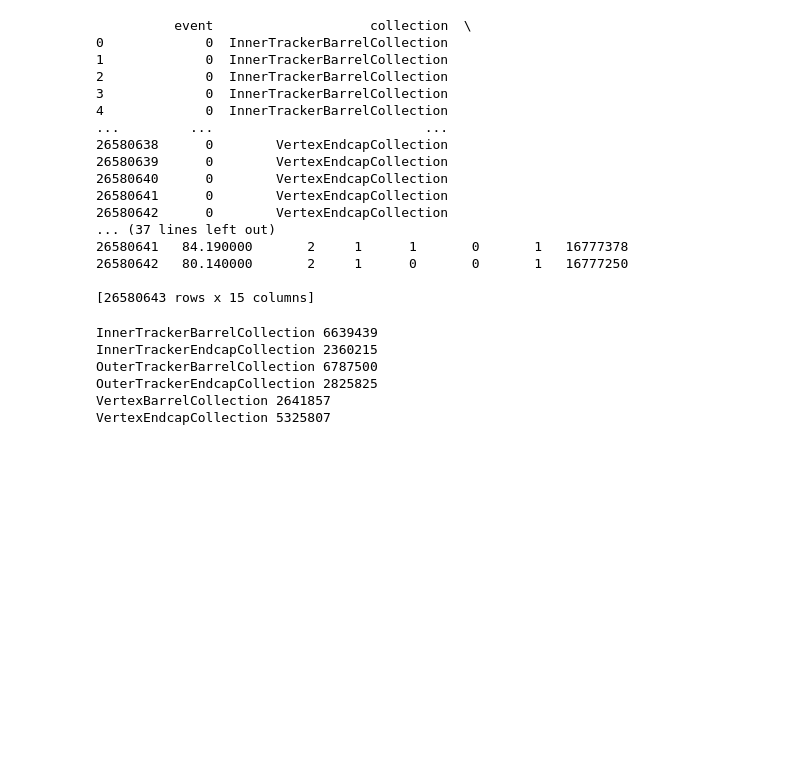
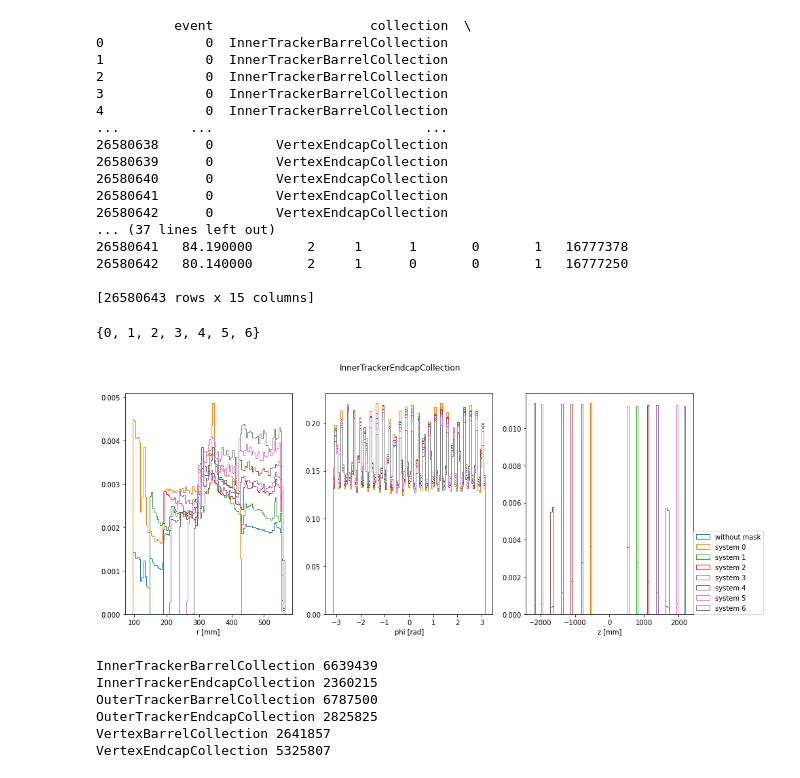
Before and after one commit to rmastand/fast_tracker_BIBgen_mucoll, a Jupyter notebook: process_data.ipynb, the cells around one changed output. Saved outputs shown, nothing was run; the diff lists cells and outputs as text; code cells hidden in the pictures; blank space fills up the shorter version.

Commit message:
conditional flow for systen, layer

```diff
--- a/process_data.ipynb
+++ b/process_data.ipynb
@@ -29,6 +29,44 @@ print(df)
 [26580643 rows x 15 columns]
 # %%
 NUM_R0WS = 26_580_643
+# %%
+df_col =  df[df["collection"] == "InnerTrackerEndcapCollection"]
+
+
+system =  df_col[["system"]].to_numpy()
+side =  df_col[["side"]].to_numpy()
+layer =  df_col[["layer"]].to_numpy()
+module =  df_col[["module"]].to_numpy()
+
+r = np.sqrt(df_col[["x"]].to_numpy()**2 + df_col[["y"]].to_numpy()**2)
+phi = np.arctan2(df_col[["y"]].to_numpy(), df_col[["x"]].to_numpy())
+z = df_col[["z"]].to_numpy()
+
+print(set(list(layer.flatten())))
+
+fig, ax = plt.subplots(1, 3, figsize = (15, 6))
+
+ax[0].hist(r, bins = np.linspace(np.min(r), np.max(r), 100), histtype = "step", label = "without mask", density = True  )
+ax[0].set_xlabel("r [mm]")
+ax[1].hist(phi, bins = np.linspace(np.min(phi), np.max(phi), 100), range = (-np.pi, np.pi), histtype = "step", label = "without mask", density = True  )
+ax[1].set_xlabel("phi [rad]")
+ax[2].hist(z, bins = np.linspace(np.min(z), np.max(z), 100), range = (-4000, 4000), histtype = "step", label = "without mask", density = True  )
+ax[2].set_xlabel("z [mm]")
+
+for i in range(7):
+
+    mask = (layer == i)
+    ax[0].hist(r[mask], bins = np.linspace(np.min(r), np.max(r), 100), range = (0, 2000), histtype = "step", label = f"system {i}", density = True  )
+    ax[1].hist(phi[mask], bins = np.linspace(np.min(phi), np.max(phi), 100), range = (-np.pi, np.pi), histtype = "step", label = f"system {i}", density = True  )
+    ax[2].hist(z[mask], bins = np.linspace(np.min(z), np.max(z), 100), range = (-4000, 4000), histtype = "step", label = f"system {i}", density = True  )
+ax[2].legend(loc = (1, 0))
+
+plt.suptitle("InnerTrackerEndcapCollection")
+
+plt.show()
+# %% [output]
+{0, 1, 2, 3, 4, 5, 6}
+[figure, added]
 # %%
 collections = [
     "InnerTrackerBarrelCollection",
```
Also changed, not shown: parts of 8 cells of this notebook, 6 other files.
